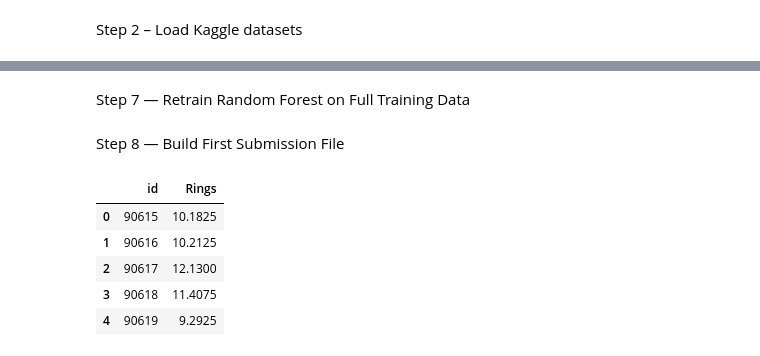
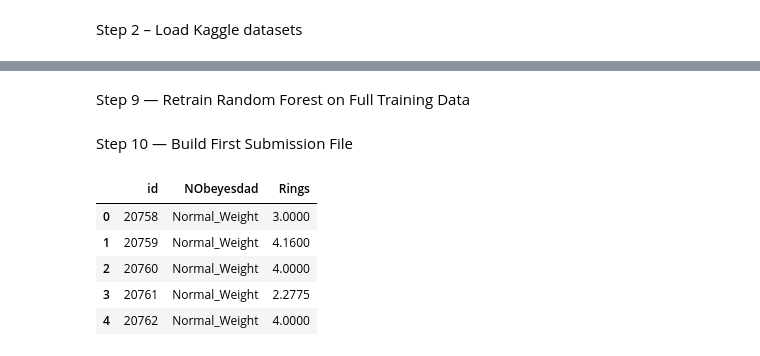
Before and after one commit to sjreynaud/Nonlinear_Regression_Abalone, a Jupyter notebook: model_1/notebooks/First model submission (Model 1 – Random Forest non-linear regression).ipynb, the cells around one changed output, grey strips where cells are left out. Cells and saved outputs as stored; diff of their text form; code cells hidden in the pictures.

```diff
--- a/model_1/notebooks/First model submission (Model 1 – Random Forest non-linear regression).ipynb
+++ b/model_1/notebooks/First model submission (Model 1 – Random Forest non-linear regression).ipynb
@@ -72 +91,28 @@ for col in cat_cols:
+# %%
+#5 fit the encoder on the combined unique values of both the train and test sets.
+# This ensures the encoder learns every possible category beforehand
+
+import pandas as pd
+from sklearn.preprocessing import LabelEncoder
+
+# Step 5: Encode categorical features BEFORE splitting
+cat_cols = train.select_dtypes(include=["object"]).columns
+
+label_encoders = {}
+for col in cat_cols:
+    le = LabelEncoder()
+
+    if col in test.columns:
+        # FIX: Combine unique values from both train and test so 'Always' is recognized
+        combined_categories = pd.concat([train[col], test[col]]).dropna().unique()
+        le.fit(combined_categories)
+
+        # Transform both datasets safely
+        train[col] = le.transform(train[col])
+        test[col] = le.transform(test[col])
+    else:
+        # For columns ONLY in train (like your target variable 'NObeyesdad')
+        train[col] = le.fit_transform(train[col])
+
+    label_encoders[col] = le
 # %% [markdown]
@@ -88 +132,15 @@ Step 6 — Fit Non‑Linear Model 1 (Random Forest)
+# %%
+# Step 7: Define features and target
+
+target_col = "NObeyesdad"
+
+X = train.drop(columns=[target_col])
+y = train[target_col]
+
+X_test = test.copy()
+
+# Train/validation split
+X_train, X_valid, y_train, y_valid = train_test_split(
+    X, y, test_size=0.2, random_state=42
+)
 # %%
@@ -106,3 +164,3 @@ Model 1 - Random Forest RMSLE (validation): 0.15486804498464388
 # %% [markdown]
-Step 7 — Retrain Random Forest on Full Training Data
+Step 9 — Retrain Random Forest on Full Training Data
 # %%
@@ -120,20 +178,20 @@ rf_model_full.fit(X, y)
 # Predict on Kaggle test set
 test_pred_rf = rf_model_full.predict(X_test)
 # %% [markdown]
-Step 8 — Build First Submission File
+Step 10 — Build First Submission File
 # %%
-# Step 8: Create first submission DataFrame
+# Step 10: Create first submission DataFrame
 submission_rf = sample_submission.copy()
 submission_rf["Rings"] = test_pred_rf
 
 # Save CSV for Kaggle
-submission_rf.to_csv("submission_model1_random_forest.csv", index=False)
+submission_rf.to_csv("NU/DDS8555/Build_Non-Linear_Models_Part 2/submission/submission_model1_random_forest.csv", index=False)
 
 submission_rf.head()
 # %% [output]
-|  | id | Rings |
-| 0 | 90615 | 10.1825 |
-| 1 | 90616 | 10.2125 |
-| 2 | 90617 | 12.1300 |
-| 3 | 90618 | 11.4075 |
-| 4 | 90619 | 9.2925 |
+|  | id | NObeyesdad | Rings |
+| 0 | 20758 | Normal_Weight | 3.0000 |
+| 1 | 20759 | Normal_Weight | 4.1600 |
+| 2 | 20760 | Normal_Weight | 4.0000 |
+| 3 | 20761 | Normal_Weight | 2.2775 |
+| 4 | 20762 | Normal_Weight | 4.0000 |
```
Also changed, not shown: parts of 12 cells of this notebook.
